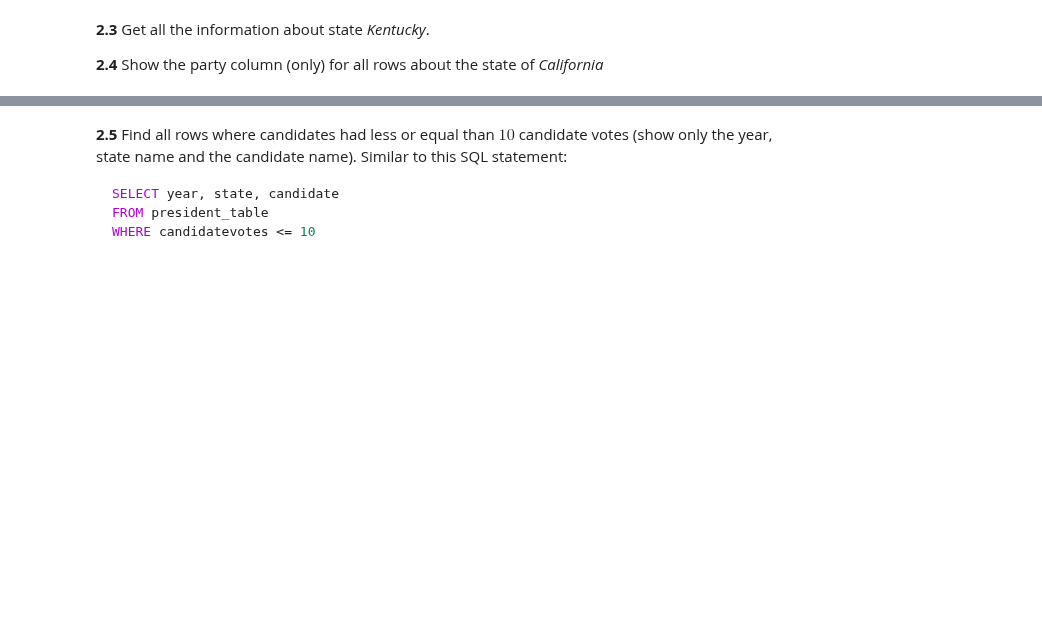
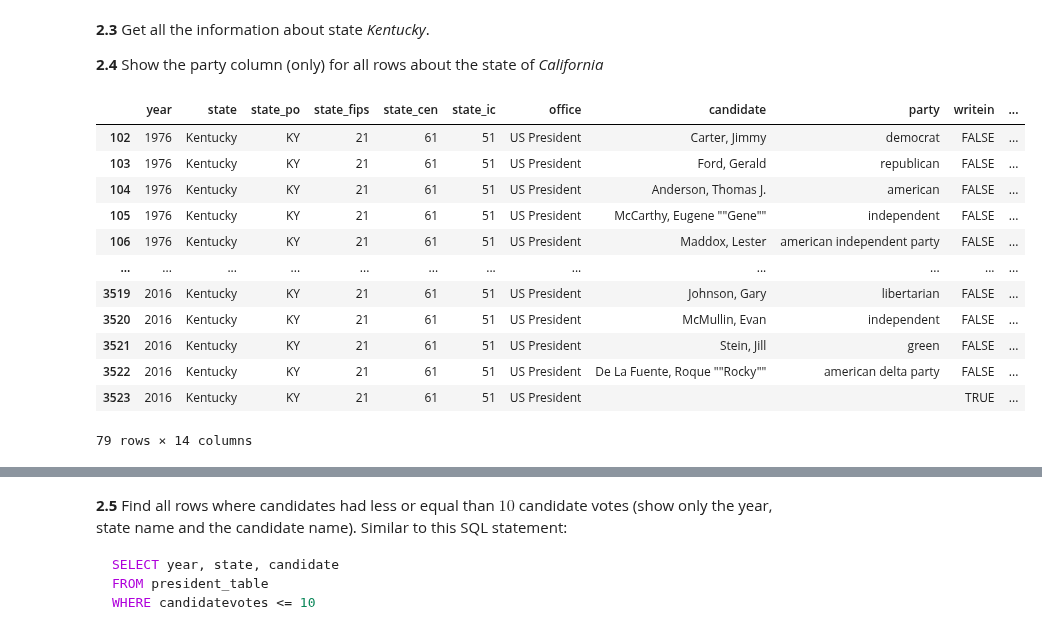
Before and after one commit to MrBierflasche/Studium, a Jupyter notebook: 3_Semester/MachineLearning/homework/01_EX/MLEA_01_EX_Pandas.ipynb, the cells around one changed output, grey strips where cells are left out. Saved outputs shown, nothing was run; the diff lists cells and outputs as text; code cells hidden in the pictures; blank space fills up the shorter version.

```diff
--- a/3_Semester/MachineLearning/homework/01_EX/MLEA_01_EX_Pandas.ipynb
+++ b/3_Semester/MachineLearning/homework/01_EX/MLEA_01_EX_Pandas.ipynb
@@ -77,5 +109,20 @@ notes
 **2.4** Show the party column (only) for all rows about the state of *California*
 # %%
 # 2.3 obtain all infromation about Kentucky
+data_set[data_set.state=="Kentucky"]
+# %% [output]
+|  | year | state | state_po | state_fips | state_cen | state_ic | office | candidate | party | writein | ... |
+| 102 | 1976 | Kentucky | KY | 21 | 61 | 51 | US President | Carter, Jimmy | democrat | FALSE | ... |
+| 103 | 1976 | Kentucky | KY | 21 | 61 | 51 | US President | Ford, Gerald | republican | FALSE | ... |
+| 104 | 1976 | Kentucky | KY | 21 | 61 | 51 | US President | Anderson, Thomas J. | american | FALSE | ... |
+| 105 | 1976 | Kentucky | KY | 21 | 61 | 51 | US President | McCarthy, Eugene ""Gene"" | independent | FALSE | ... |
+| 106 | 1976 | Kentucky | KY | 21 | 61 | 51 | US President | Maddox, Lester | american independent party | FALSE | ... |
+| ... | ... | ... | ... | ... | ... | ... | ... | ... | ... | ... | ... |
+| 3519 | 2016 | Kentucky | KY | 21 | 61 | 51 | US President | Johnson, Gary | libertarian | FALSE | ... |
+| 3520 | 2016 | Kentucky | KY | 21 | 61 | 51 | US President | McMullin, Evan | independent | FALSE | ... |
+| 3521 | 2016 | Kentucky | KY | 21 | 61 | 51 | US President | Stein, Jill | green | FALSE | ... |
+| 3522 | 2016 | Kentucky | KY | 21 | 61 | 51 | US President | De La Fuente, Roque ""Rocky"" | american delta party | FALSE | ... |
+| 3523 | 2016 | Kentucky | KY | 21 | 61 | 51 | US President |  |  | TRUE | ... |
+79 rows × 14 columns
 # %%
 # 2.4 Show the *party* column (only) for all rows about the state of *California*
```
Also changed, not shown: parts of 14 cells of this notebook, 3 other files.
